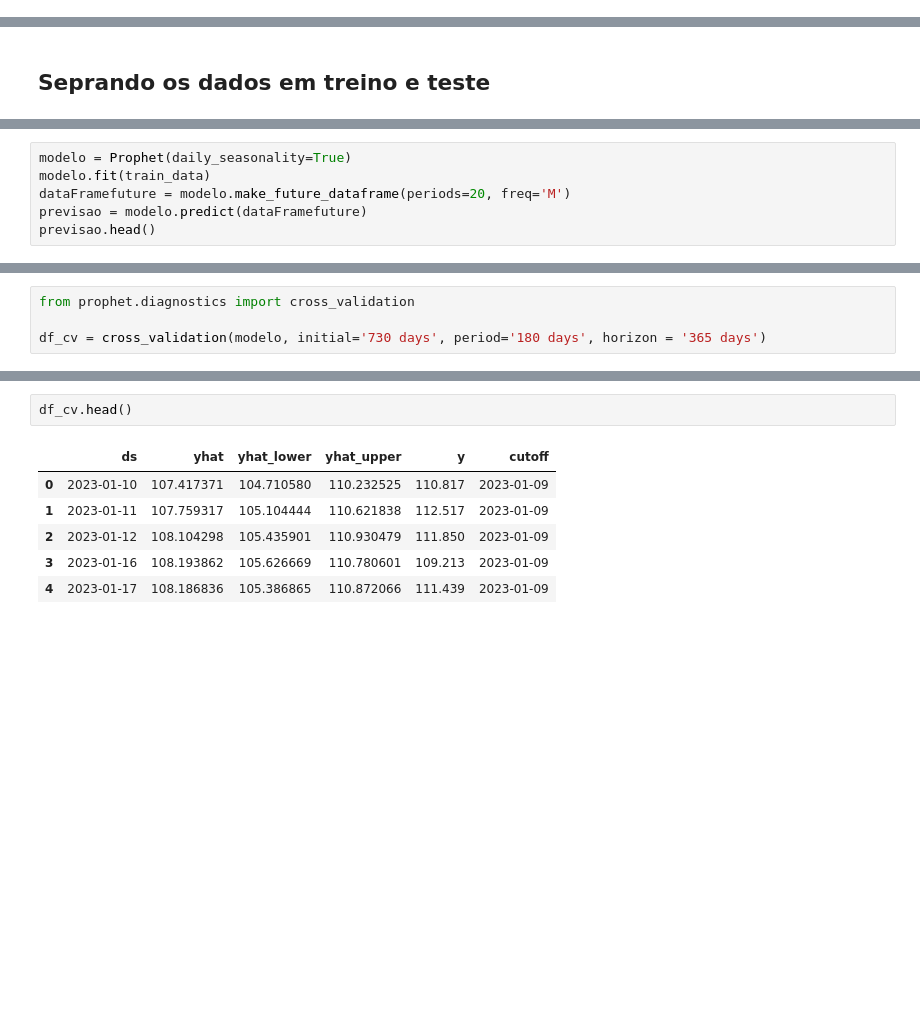
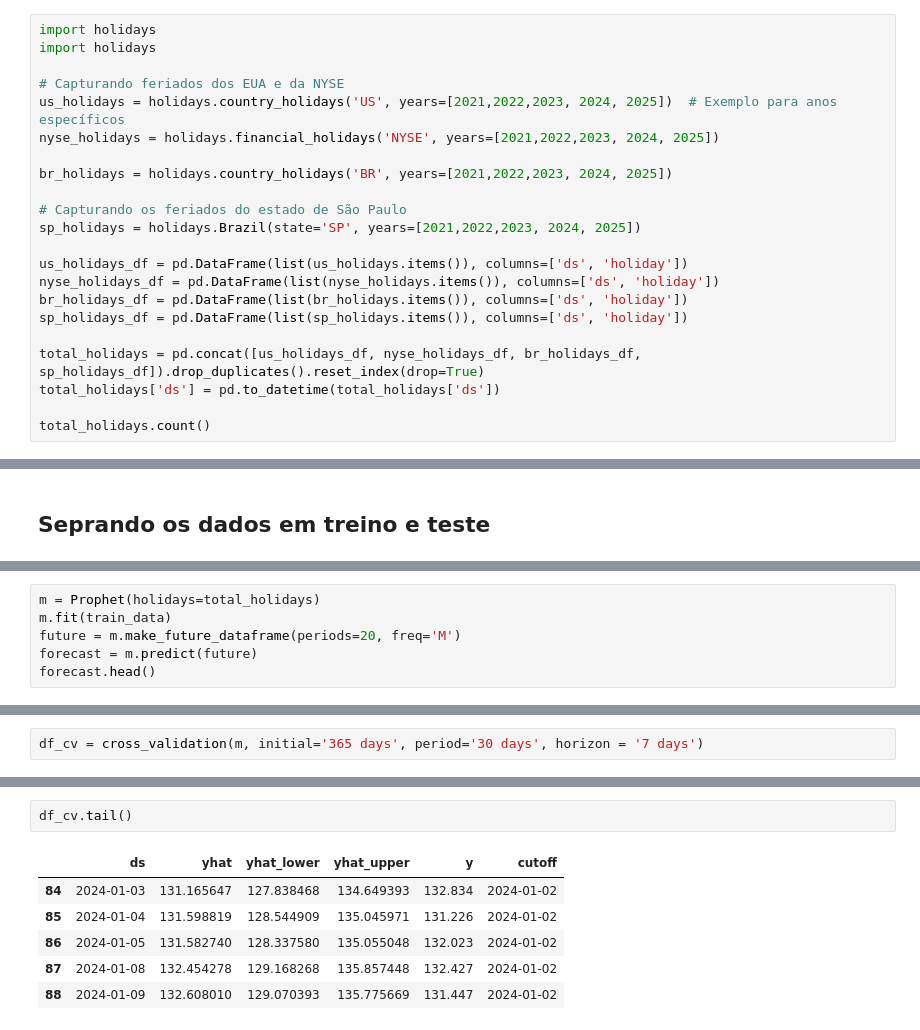
Before and after one commit to alexandre-guerra/Analise-IBOV, a Jupyter notebook: prophet.ipynb, the cells around one changed output, grey strips where cells are left out. Drawn from its saved outputs; the diff is of its cells as text; blank space fills up the shorter version.

Commit message:
feriados

```diff
--- a/prophet.ipynb
+++ b/prophet.ipynb
@@ -33,0 +45,22 @@ df = df[df['ds'] > '2020-12-31']
+# %%
+import holidays
+import holidays
+
+# Capturando feriados dos EUA e da NYSE
+us_holidays = holidays.country_holidays('US', years=[2021,2022,2023, 2024, 2025])  # Exemplo para anos específicos
+nyse_holidays = holidays.financial_holidays('NYSE', years=[2021,2022,2023, 2024, 2025])
+
+br_holidays = holidays.country_holidays('BR', years=[2021,2022,2023, 2024, 2025])
+
+# Capturando os feriados do estado de São Paulo
+sp_holidays = holidays.Brazil(state='SP', years=[2021,2022,2023, 2024, 2025])
+
+us_holidays_df = pd.DataFrame(list(us_holidays.items()), columns=['ds', 'holiday'])
+nyse_holidays_df = pd.DataFrame(list(nyse_holidays.items()), columns=['ds', 'holiday'])
+br_holidays_df = pd.DataFrame(list(br_holidays.items()), columns=['ds', 'holiday'])
+sp_holidays_df = pd.DataFrame(list(sp_holidays.items()), columns=['ds', 'holiday'])
+
+total_holidays = pd.concat([us_holidays_df, nyse_holidays_df, br_holidays_df, sp_holidays_df]).drop_duplicates().reset_index(drop=True)
+total_holidays['ds'] = pd.to_datetime(total_holidays['ds'])
+
+total_holidays.count()
@@ -59,7 +85,7 @@ memory usage: 14.1 KB
 # %%
-modelo = Prophet(daily_seasonality=True)
-modelo.fit(train_data)
-dataFramefuture = modelo.make_future_dataframe(periods=20, freq='M')
-previsao = modelo.predict(dataFramefuture)
-previsao.head()
+m = Prophet(holidays=total_holidays)
+m.fit(train_data)
+future = m.make_future_dataframe(periods=20, freq='M')
+forecast = m.predict(future)
+forecast.head()
 # %% [output]
@@ -106,5 +145,3 @@ MAPE: 1.90%
 # %%
-from prophet.diagnostics import cross_validation
-
-df_cv = cross_validation(modelo, initial='730 days', period='180 days', horizon = '365 days')
+df_cv = cross_validation(m, initial='365 days', period='30 days', horizon = '7 days')
 # %% [output]
@@ -112,12 +165,12 @@ df_cv = cross_validation(modelo, initial='730 days', period='180 days', horizon
 # %%
-df_cv.head()
+df_cv.tail()
 # %% [output]
 |  | ds | yhat | yhat_lower | yhat_upper | y | cutoff |
-| 0 | 2023-01-10 | 107.417371 | 104.710580 | 110.232525 | 110.817 | 2023-01-09 |
-| 1 | 2023-01-11 | 107.759317 | 105.104444 | 110.621838 | 112.517 | 2023-01-09 |
-| 2 | 2023-01-12 | 108.104298 | 105.435901 | 110.930479 | 111.850 | 2023-01-09 |
-| 3 | 2023-01-16 | 108.193862 | 105.626669 | 110.780601 | 109.213 | 2023-01-09 |
-| 4 | 2023-01-17 | 108.186836 | 105.386865 | 110.872066 | 111.439 | 2023-01-09 |
+| 84 | 2024-01-03 | 131.165647 | 127.838468 | 134.649393 | 132.834 | 2024-01-02 |
+| 85 | 2024-01-04 | 131.598819 | 128.544909 | 135.045971 | 131.226 | 2024-01-02 |
+| 86 | 2024-01-05 | 131.582740 | 128.337580 | 135.055048 | 132.023 | 2024-01-02 |
+| 87 | 2024-01-08 | 132.454278 | 129.168268 | 135.857448 | 132.427 | 2024-01-02 |
+| 88 | 2024-01-09 | 132.608010 | 129.070393 | 135.775669 | 131.447 | 2024-01-02 |
 # %%
 from prophet.diagnostics import performance_metrics
 df_p = performance_metrics(df_cv)
```
Also changed, not shown: parts of 20 cells of this notebook.
